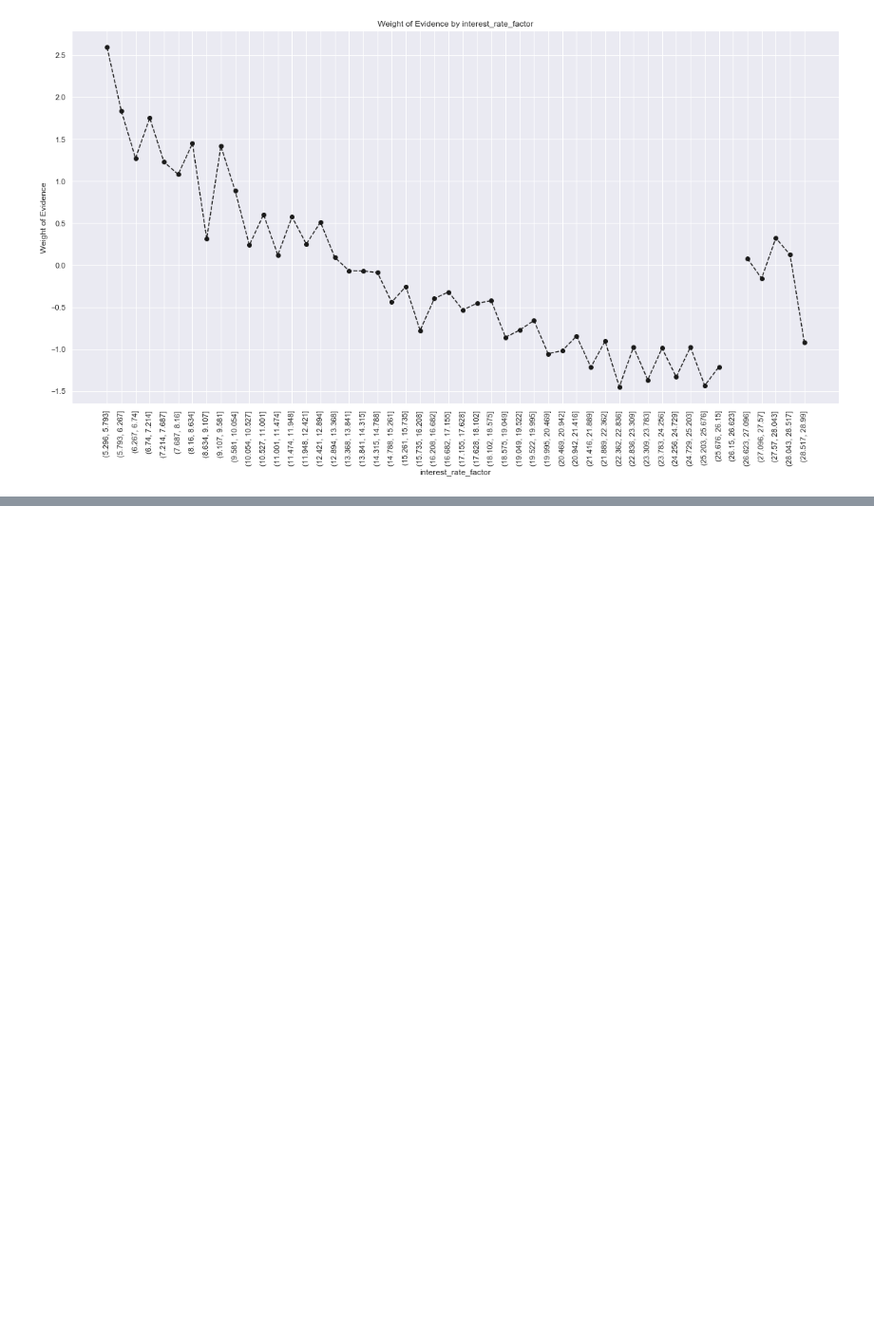
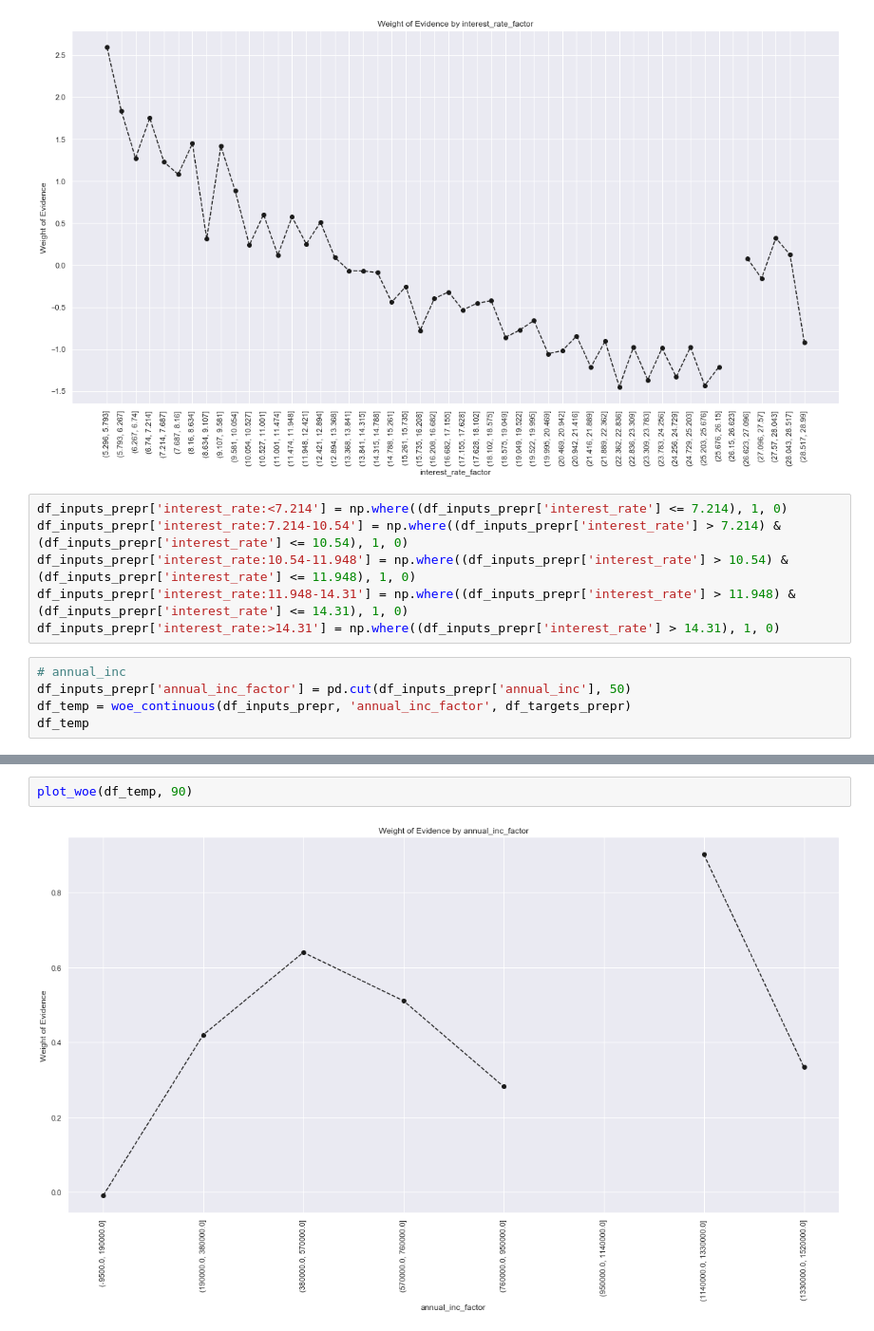
Before and after one commit to efazel/credit_analysis, a Jupyter notebook: data_preprocessing.ipynb, the cells around one changed output, grey strips where cells are left out. Shown: that part at 95% size. Drawn from its saved outputs; the diff is of its cells as text; blank space fills up the shorter version.

```diff
--- a/data_preprocessing.ipynb
+++ b/data_preprocessing.ipynb
@@ -634,3 +634,14 @@ df_temp
 plot_woe(df_temp, 90)
 # %% [output]
 [figure]
+# %%
+df_inputs_prepr['interest_rate:<7.214'] = np.where((df_inputs_prepr['interest_rate'] <= 7.214), 1, 0)
+df_inputs_prepr['interest_rate:7.214-10.54'] = np.where((df_inputs_prepr['interest_rate'] > 7.214) & (df_inputs_prepr['interest_rate'] <= 10.54), 1, 0)
+df_inputs_prepr['interest_rate:10.54-11.948'] = np.where((df_inputs_prepr['interest_rate'] > 10.54) & (df_inputs_prepr['interest_rate'] <= 11.948), 1, 0)
+df_inputs_prepr['interest_rate:11.948-14.31'] = np.where((df_inputs_prepr['interest_rate'] > 11.948) & (df_inputs_prepr['interest_rate'] <= 14.31), 1, 0)
+df_inputs_prepr['interest_rate:>14.31'] = np.where((df_inputs_prepr['interest_rate'] > 14.31), 1, 0)
+# %%
+# annual_inc
+df_inputs_prepr['annual_inc_factor'] = pd.cut(df_inputs_prepr['annual_inc'], 50)
+df_temp = woe_continuous(df_inputs_prepr, 'annual_inc_factor', df_targets_prepr)
+df_temp
@@ -636,0 +666,4 @@ plot_woe(df_temp, 90)
+# %%
+plot_woe(df_temp, 90)
+# %% [output]
+[figure, added]
```
Also changed, not shown: parts of 5 cells of this notebook.
